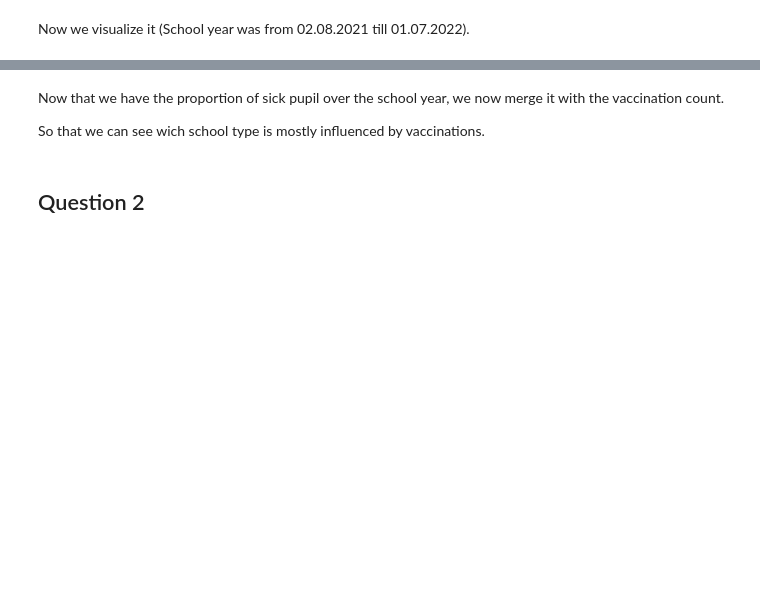
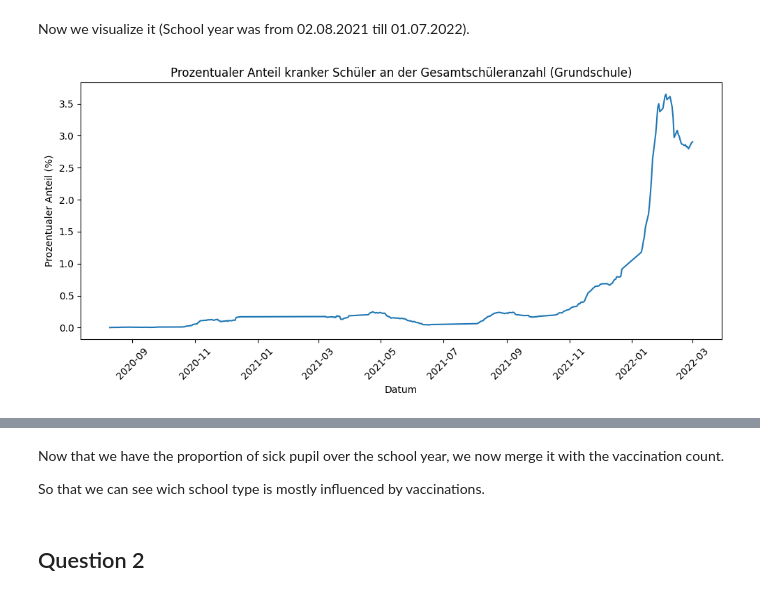
Before and after one commit to JanBaumgart/Jan_MADE, a Jupyter notebook: project/data_exploration.ipynb, the cells around one changed output, grey strips where cells are left out. Drawn from its saved outputs; the diff is of its cells as text; code cells hidden in the pictures; blank space fills up the shorter version.

```diff
--- a/project/data_exploration.ipynb
+++ b/project/data_exploration.ipynb
@@ -217,2 +192,17 @@ merged_df.head(30)
 # %% [markdown]
  Now we visualize it (School year was from 02.08.2021 till 01.07.2022).
+# %%
+# Filtern nach 'Grundschule'
+grundschule_data = merged_df[merged_df['Schulart'] == 'Grundschule']
+
+# Erstellung des Zeitstrahls
+plt.figure(figsize=(10, 5))
+seab.lineplot(grundschule_data, x='Datum', y='Kranke Schüler (%)')
+plt.title('Prozentualer Anteil kranker Schüler an der Gesamtschüleranzahl (Grundschule)')
+plt.xlabel('Datum')
+plt.ylabel('Prozentualer Anteil (%)')
+plt.xticks(rotation=45)
+plt.tight_layout()
+plt.show()
+# %% [output]
+[figure, added]
```
Also changed, not shown: parts of 4 cells of this notebook.
